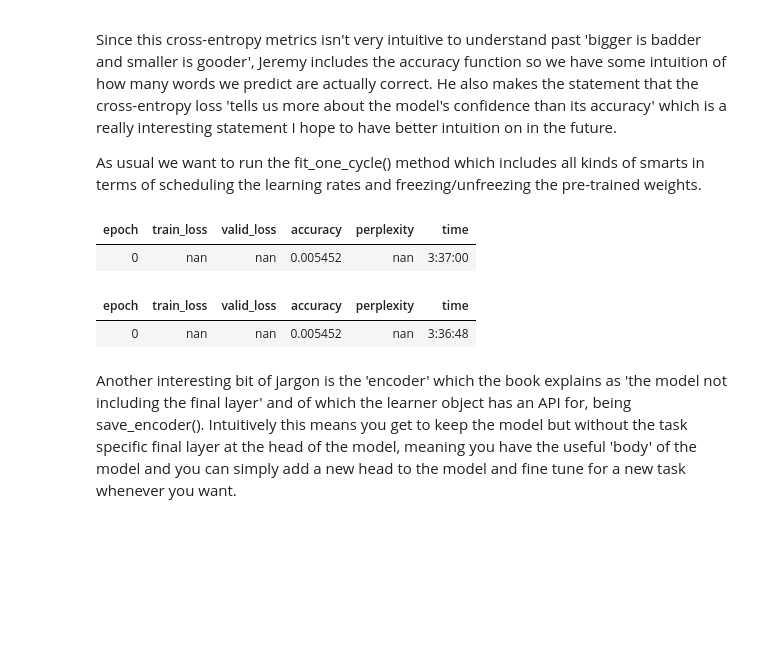
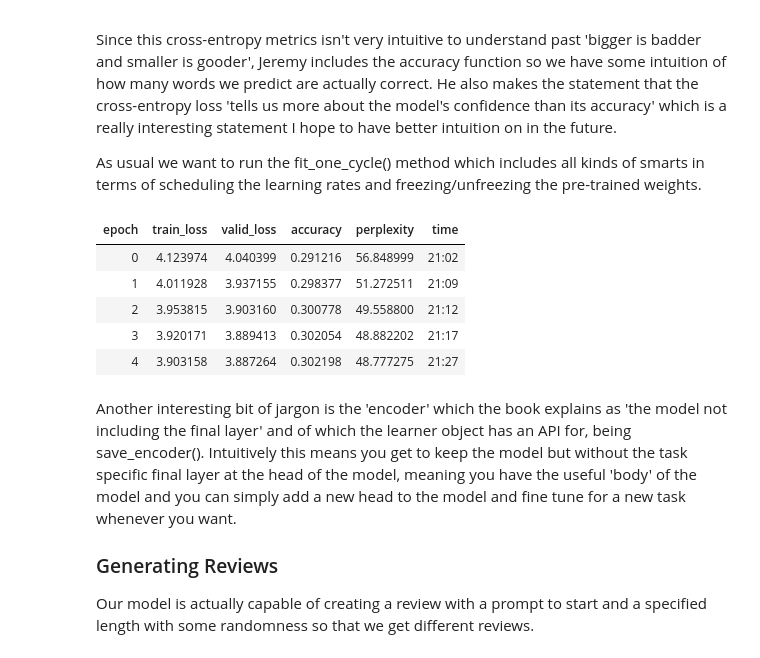
Before and after one commit to nglillywhite/blog, a Jupyter notebook: posts/2023-01-08-Fastai Lesson 4.ipynb, the cells around one changed output. Cells and saved outputs as stored; diff of their text form; code cells hidden in the pictures; blank space fills up the shorter version.

```diff
--- a/posts/2023-01-08-Fastai Lesson 4.ipynb
+++ b/posts/2023-01-08-Fastai Lesson 4.ipynb
@@ -805,11 +805,9 @@ Lets use the TextBlock DataBlock to do a lot of the heavy lifting for us, rememb
 # %%
 get_imdb = partial(get_text_files, folders=["train", "text", "unsup"])
 # %%
-%%time
-
 dls_lm = DataBlock(blocks=TextBlock.from_folder(path, is_lm=True),
                   get_items=get_imdb,
                   splitter=RandomSplitter(0.1)).dataloaders(path,
                                                            path=path,
-                                                           bs=8,
+                                                           bs=128,
                                                            sequential_len=80)
@@ -846,17 +843,21 @@ import torch, gc
 gc.collect()
 torch.cuda.empty_cache()
 # %%
-learn.fit_one_cycle(1, 2e2)
+learn.fit_one_cycle(5, 2e-3)
 # %% [output]
 | epoch | train_loss | valid_loss | accuracy | perplexity | time |
-| 0 | nan | nan | 0.005452 | nan | 3:37:00 |
+| 0 | 4.123974 | 4.040399 | 0.291216 | 56.848999 | 21:02 |
+| 1 | 4.011928 | 3.937155 | 0.298377 | 51.272511 | 21:09 |
+| 2 | 3.953815 | 3.903160 | 0.300778 | 49.558800 | 21:12 |
+| 3 | 3.920171 | 3.889413 | 0.302054 | 48.882202 | 21:17 |
+| 4 | 3.903158 | 3.887264 | 0.302198 | 48.777275 | 21:27 |
-# %%
-learn.fit_one_cycle(1,2e2)
-# %% [output]
-| epoch | train_loss | valid_loss | accuracy | perplexity | time |
-| 0 | nan | nan | 0.005452 | nan | 3:36:48 |
 # %% [markdown]
 Another interesting bit of jargon is the 'encoder' which the book explains as 'the model not including the final layer' and of which the learner object has an API for, being save_encoder(). Intuitively this means you get to keep the model but without the task specific final layer at the head of the model, meaning you have the useful 'body' of the model and you can simply add a new head to the model and fine tune for a new task whenever you want.
+
+
+### Generating Reviews
+
+Our model is actually capable of creating a review with a prompt to start and a specified length with some randomness so that we get different reviews.
 # %%
 text = "I liked this movie because"
 n_words = 40
```
Also changed, not shown: parts of 28 cells of this notebook, 2 other files.
